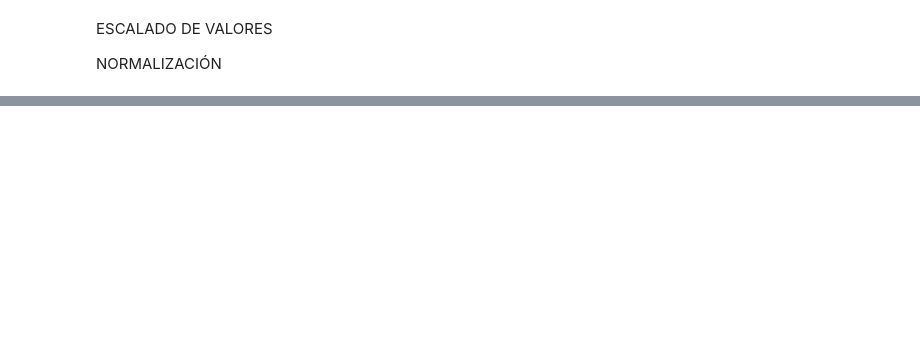
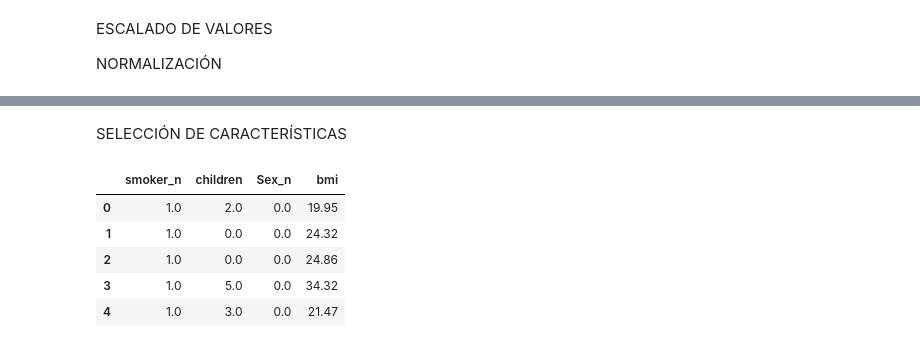
Before and after one commit to PuraCampos/Regresi-n-Lineal, a Jupyter notebook: src/explore.ipynb, the cells around one changed output, grey strips where cells are left out. Cells and saved outputs as stored; diff of their text form; code cells hidden in the pictures; blank space fills up the shorter version.

```diff
--- a/src/explore.ipynb
+++ b/src/explore.ipynb
@@ -221,0 +331,20 @@ NORMALIZACIÓN
+# %% [markdown]
+SELECCIÓN DE CARACTERÍSTICAS
+# %%
+from sklearn.feature_selection import f_classif, SelectKBest
+
+
+selection_model = SelectKBest(f_classif, k = 4)
+selection_model.fit(X_train, y_train)
+ix = selection_model.get_support()
+X_train_sel = pd.DataFrame(selection_model.transform(X_train), columns = X_train.columns.values[ix])
+X_test_sel = pd.DataFrame(selection_model.transform(X_test), columns = X_test.columns.values[ix])
+
+X_train_sel.head()
+# %% [output]
+|  | smoker_n | children | Sex_n | bmi |
+| 0 | 1.0 | 2.0 | 0.0 | 19.95 |
+| 1 | 1.0 | 0.0 | 0.0 | 24.32 |
+| 2 | 1.0 | 0.0 | 0.0 | 24.86 |
+| 3 | 1.0 | 5.0 | 0.0 | 34.32 |
+| 4 | 1.0 | 3.0 | 0.0 | 21.47 |
```
Also changed, not shown: parts of 14 cells of this notebook, 11 other files.
